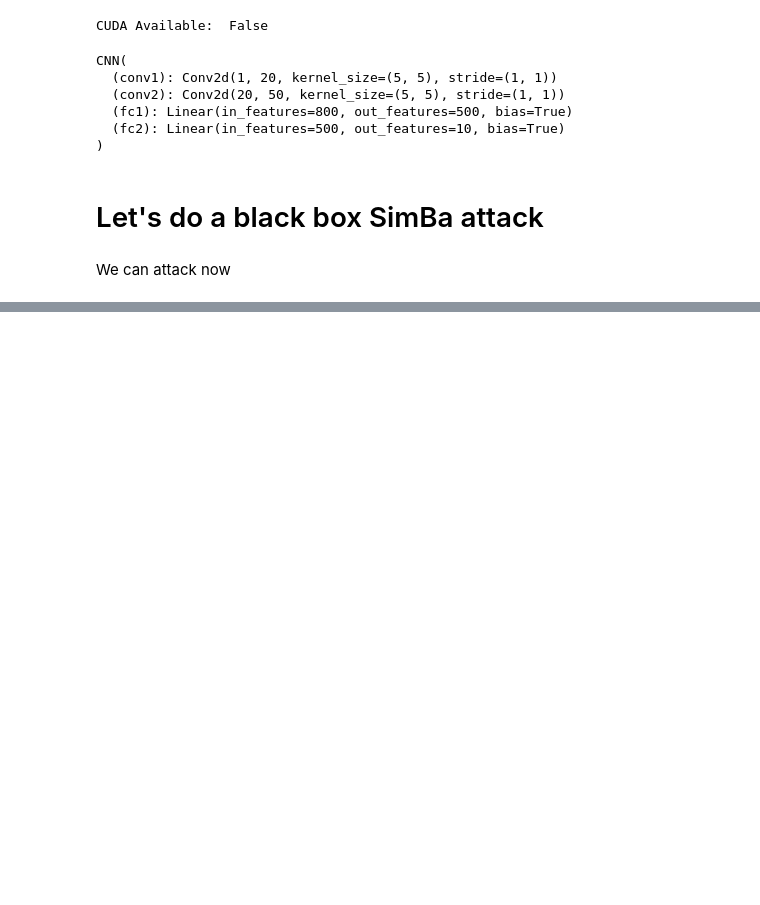
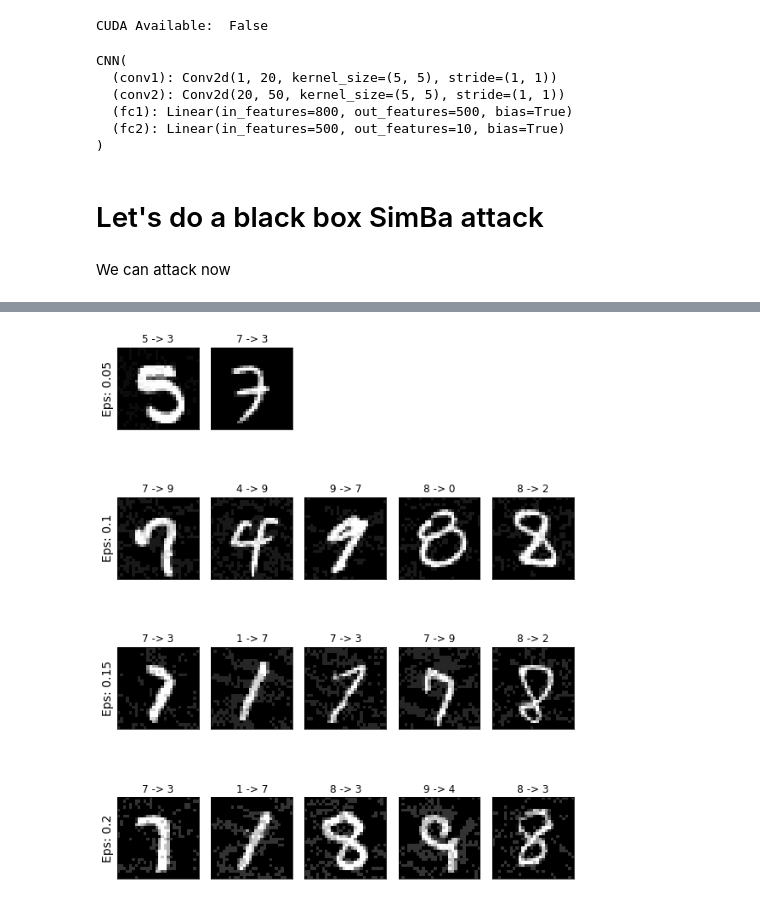
Before and after one commit to xTavi/BlackBoxAttack, a Jupyter notebook: BlackBoxAttack.ipynb, the cells around one changed output, grey strips where cells are left out. Saved outputs shown, nothing was run; the diff lists cells and outputs as text; code cells hidden in the pictures; blank space fills up the shorter version.

```diff
--- a/BlackBoxAttack.ipynb
+++ b/BlackBoxAttack.ipynb
@@ -382,0 +302,14 @@ def test( model, device, test_loader, epsilon ):
+# %%
+# We want to create an len(epsilons)*5 matrix for printing
+
+matrix = []
+# %%
+for epsilon in epsilons:
+  i = 0;
+  for item_adv in adv:
+    if item_adv[3] == epsilon and i<5:
+      matrix.append(item_adv)
+      i+=1
+      print(f"am gaist unu pentru eps {epsilon}")
+
+print(len(matrix))
@@ -382,0 +337,38 @@ def test( model, device, test_loader, epsilon ):
+# %%
+# Plot several examples of adversarial samples at each epsilon
+cnt = 0
+poz =0
+plt.figure(figsize=(8,10))
+for i in range(len(epsilons)-1):
+    for special in range(2):
+      if cnt > 3:
+        continue
+      cnt += 1
+      plt.subplot(4, 5, cnt)
+      plt.xticks([], [])
+      plt.yticks([], [])
+      if cnt == 1:
+        plt.ylabel("Eps: {}".format(epsilons[i+1]), fontsize=14)
+      orig,adv,ex,_ = matrix[poz]
+      poz += 1
+      plt.title("{} -> {}".format(orig, adv))
+      plt.imshow(ex[0][0], cmap="gray")
+      if cnt == 2:
+        cnt += 3
+    for j in range(5):
+        if cnt < 5 or cnt >= 20:
+          continue
+        cnt += 1
+        plt.subplot(4, 5, cnt)
+        plt.xticks([], [])
+        plt.yticks([], [])
+        if j%5 == 0:
+            plt.ylabel("Eps: {}".format(epsilons[i+2]), fontsize=14)
+        orig,adv,ex,_ = matrix[poz]
+        poz += 1
+        plt.title("{} -> {}".format(orig, adv))
+        plt.imshow(ex[0][0], cmap="gray")
+plt.tight_layout()
+plt.show()
+# %% [output]
+[figure, added]
```
Also changed, not shown: parts of 21 cells of this notebook.
